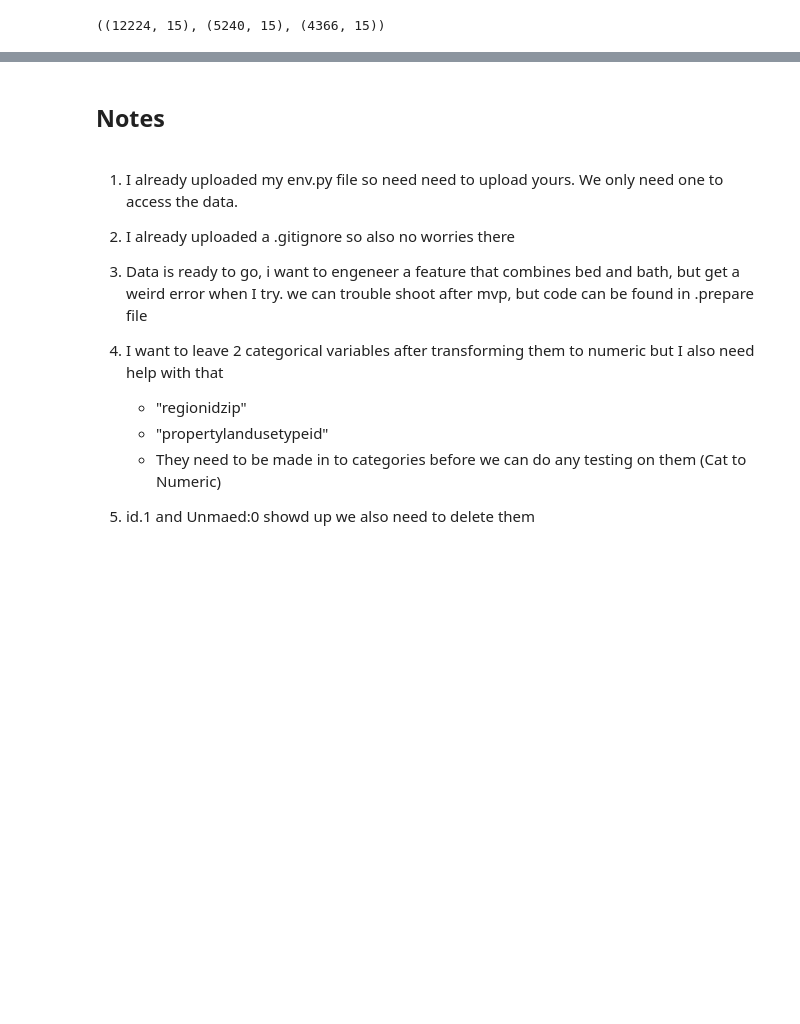
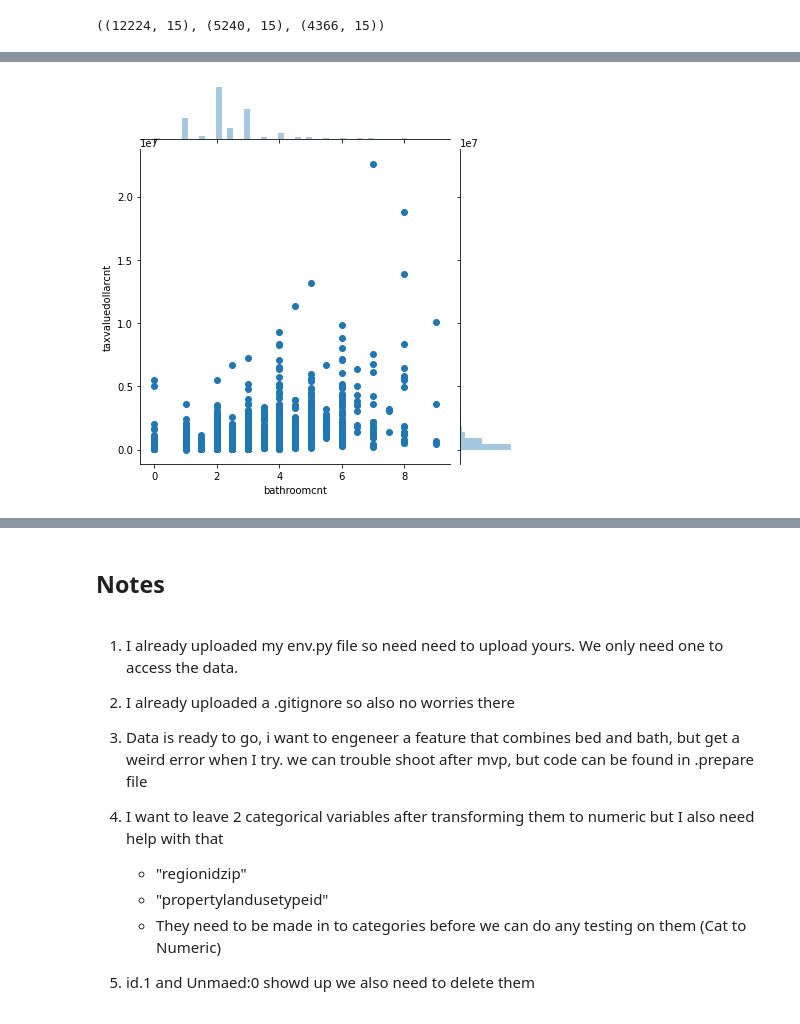
Before and after one commit to CY-Data-Services/zillow_regression_project, a Jupyter notebook: Zillow Regression Project/corey_notebook.ipynb, the cells around one changed output, grey strips where cells are left out. Drawn from its saved outputs; the diff is of its cells as text; code cells hidden in the pictures; blank space fills up the shorter version.

```diff
--- a/Zillow Regression Project/corey_notebook.ipynb
+++ b/Zillow Regression Project/corey_notebook.ipynb
@@ -45,0 +73,5 @@ X_train_explore
+# %%
+sns.jointplot(x='bathroomcnt',y='taxvaluedollarcnt', data=X_train_explore)
+plt.show()
+# %% [output]
+[figure, added]
```
Also changed, not shown: parts of 7 cells of this notebook, 2 other files.
